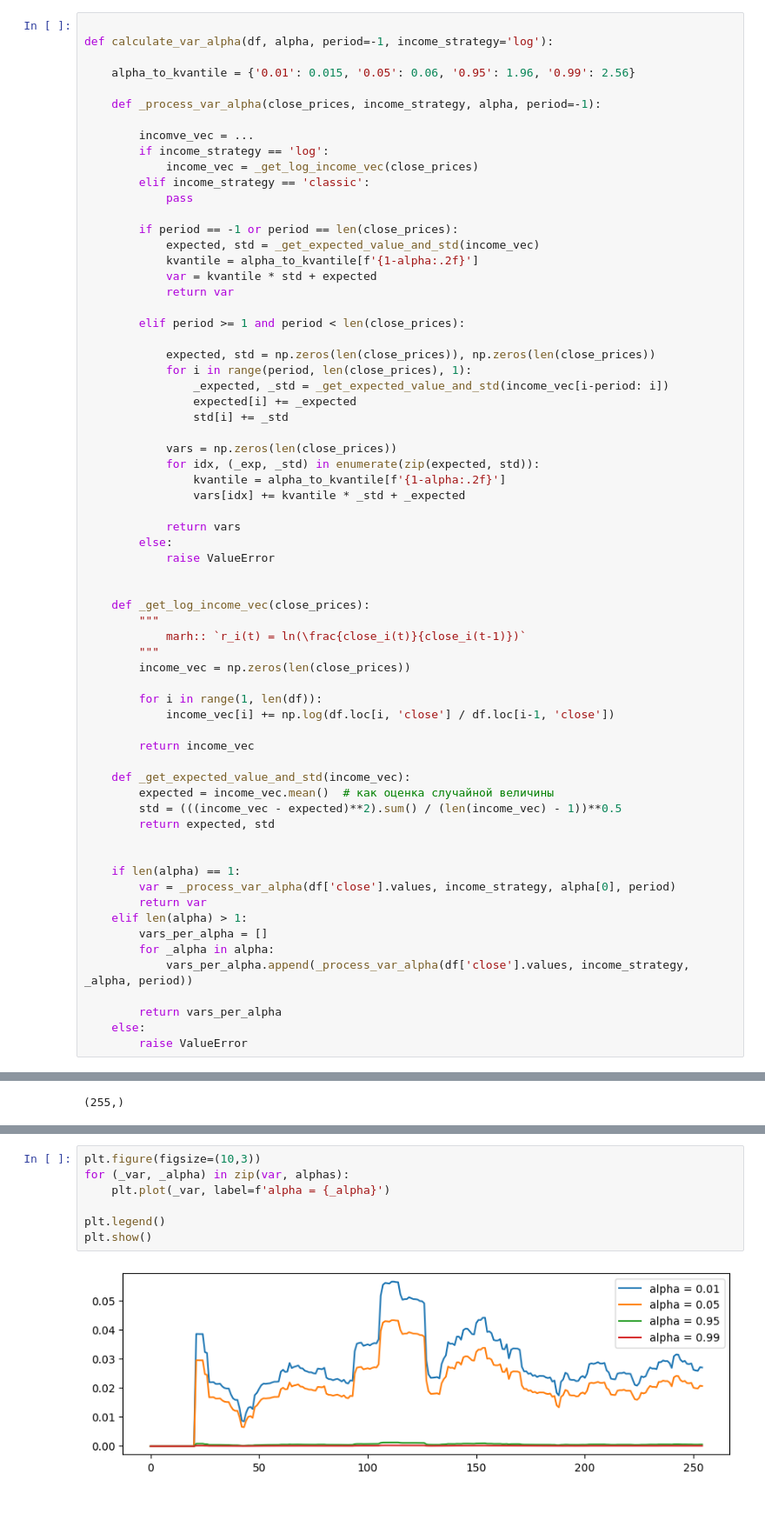
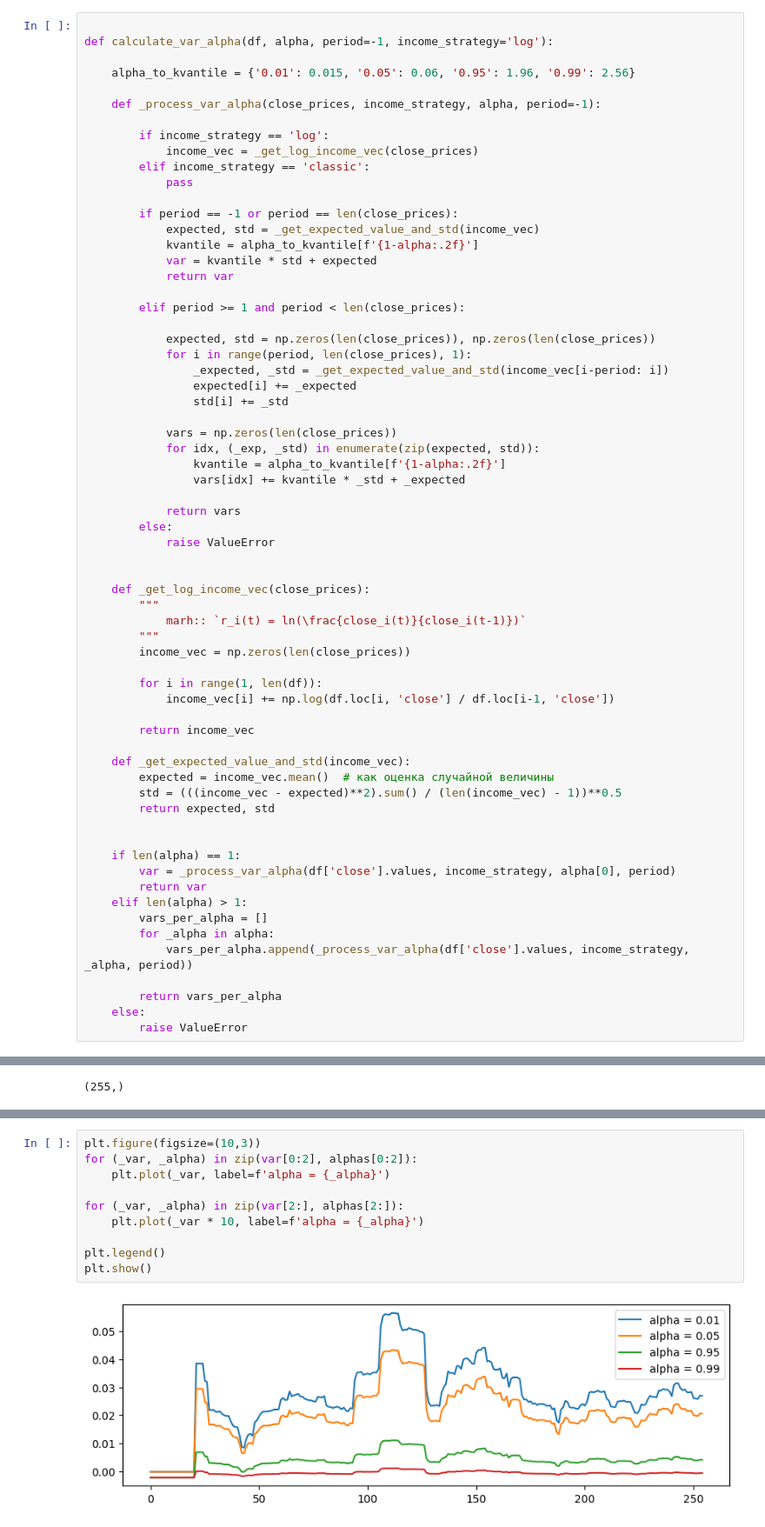
Before and after one commit to Kasymkhankhubiyev/Sirius-Uni, a Jupyter notebook: Intoduction Into Profession/tasks/Task6.ipynb, the cells around one changed output, grey strips where cells are left out. Shown at 87% size. Cells and saved outputs as stored; diff of their text form.

```diff
--- a/Intoduction Into Profession/tasks/Task6.ipynb
+++ b/Intoduction Into Profession/tasks/Task6.ipynb
@@ -85,7 +85,6 @@ def calculate_var_alpha(df, alpha, period=-1, income_strategy='log'):
 
     def _process_var_alpha(close_prices, income_strategy, alpha, period=-1):
 
-        incomve_vec = ...
         if income_strategy == 'log':
             income_vec = _get_log_income_vec(close_prices)
         elif income_strategy == 'classic':
@@ -175,10 +167,13 @@ array([[-2.29276827e-04, -2.29276827e-04, -2.29276827e-04, ...,
 # %%
 plt.figure(figsize=(10,3))
-for (_var, _alpha) in zip(var, alphas):
+for (_var, _alpha) in zip(var[0:2], alphas[0:2]):
     plt.plot(_var, label=f'alpha = {_alpha}')
+
+for (_var, _alpha) in zip(var[2:], alphas[2:]):
+    plt.plot(_var * 10, label=f'alpha = {_alpha}')
 
 plt.legend()
 plt.show()
 # %% [output]
-[figure, old version]
+[figure, new version]
 # %%
```
Also changed, not shown: parts of 8 cells of this notebook.
